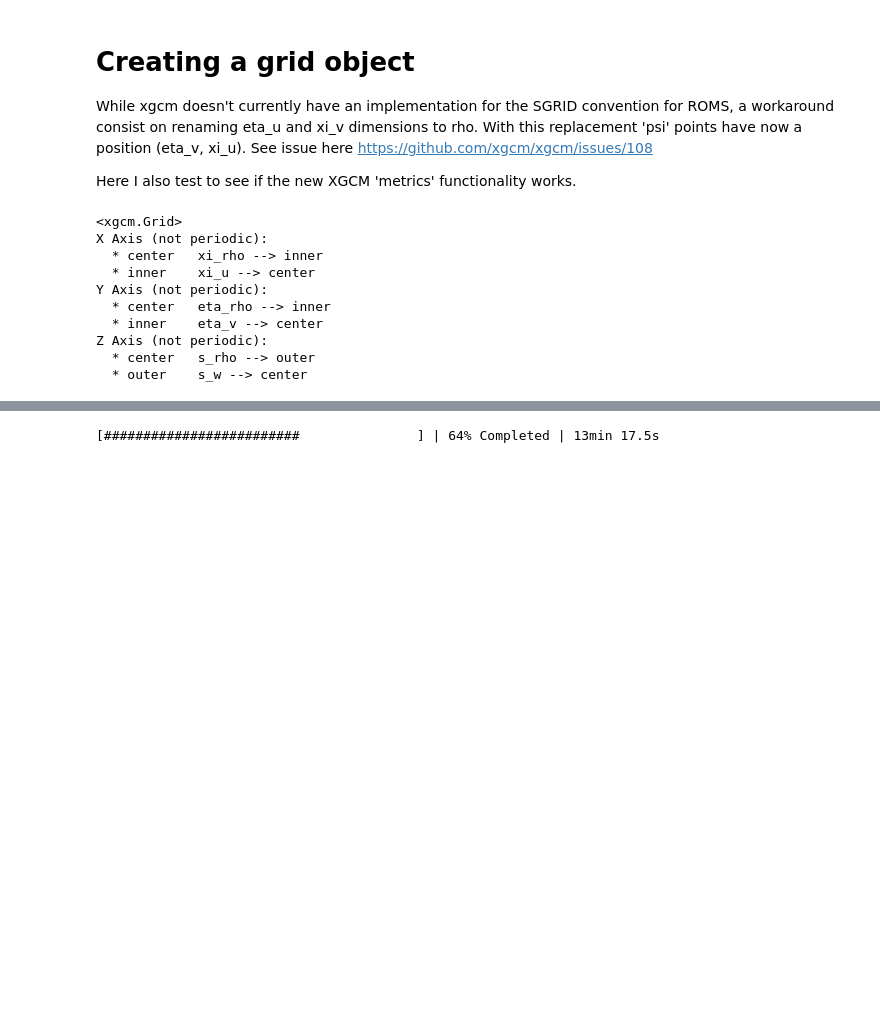
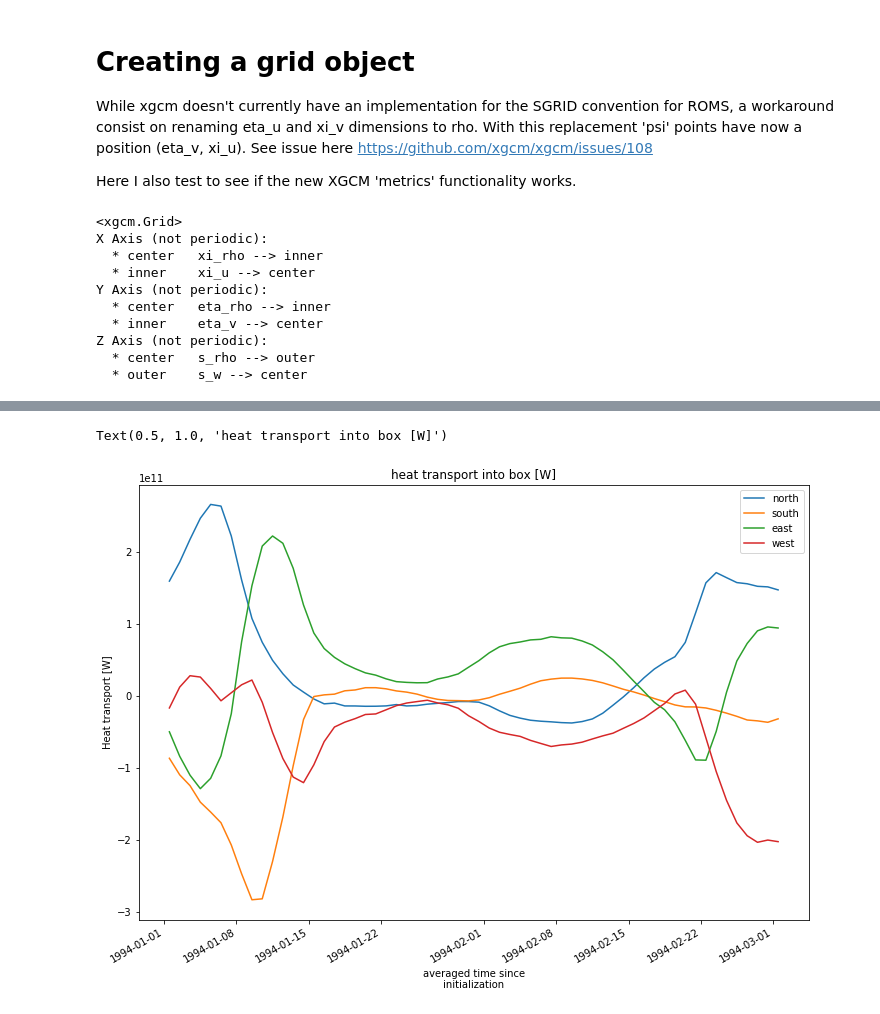
Before and after one commit to nmalan/ROMS_sandbox, a Jupyter notebook: heat_transport_budget.ipynb, the cells around one changed output, grey strips where cells are left out. Cells and saved outputs as stored; diff of their text form; code cells hidden in the pictures; blank space fills up the shorter version.

```diff
--- a/heat_transport_budget.ipynb
+++ b/heat_transport_budget.ipynb
@@ -178,19 +188,22 @@ Rho_0 = 1025
 # %%
-s = (Cp*Rho_0*grid.integrate(ds.T_vz, 'X').sel(eta_rho=-1))
-n = (Cp*Rho_0*grid.integrate(ds.T_vz, 'X').sel(eta_rho=0)*-1)
-w = (Cp*Rho_0*grid.integrate(ds.T_uz, 'Y').sel(xi_rho=0)*-1)
-e = (Cp*Rho_0*grid.integrate(ds.T_uz, 'Y').sel(xi_rho=-1))
-tot_heat_adv = (n+s+e+w)/((ii-i)*(jj-j)*2500*5000)
+n = (Cp*Rho_0*(grid.integrate(ds.T_vz, 'X').sel(eta_rho=-1)*-1)).load()
+s = (Cp*Rho_0*grid.integrate(ds.T_vz, 'X').sel(eta_rho=0)).load()
+w = (Cp*Rho_0*grid.integrate(ds.T_uz, 'Y').sel(xi_rho=0)).load()
+e = (Cp*Rho_0*grid.integrate(ds.T_uz, 'Y').sel(xi_rho=-1)*-1).load()
+tot_heat_adv = (n+s+e+w) #Total heat advection, which should be in Watts
 # %%
+fig = plt.figure(figsize=(12,8))
 n.plot(label='north')
 s.plot(label='south')
 e.plot(label='east')
 w.plot(label='west')
 plt.legend()
-plt.title('heat transport into box')
+plt.ylabel('Heat transport [W]')
+plt.title('heat transport into box [W]')
 #plt.savefig('heat_transport.png', dpi=300,bbox_inches='tight')
 # %% [output]
-[#########################               ] | 64% Completed | 13min 17.5s
+Text(0.5, 1.0, 'heat transport into box [W]')
+[figure, added]
 # %%
 tot_heat_adv.plot(label='tot_heat_adv')
 plt.legend()
```
Also changed, not shown: parts of 23 cells of this notebook, 2 other files.
